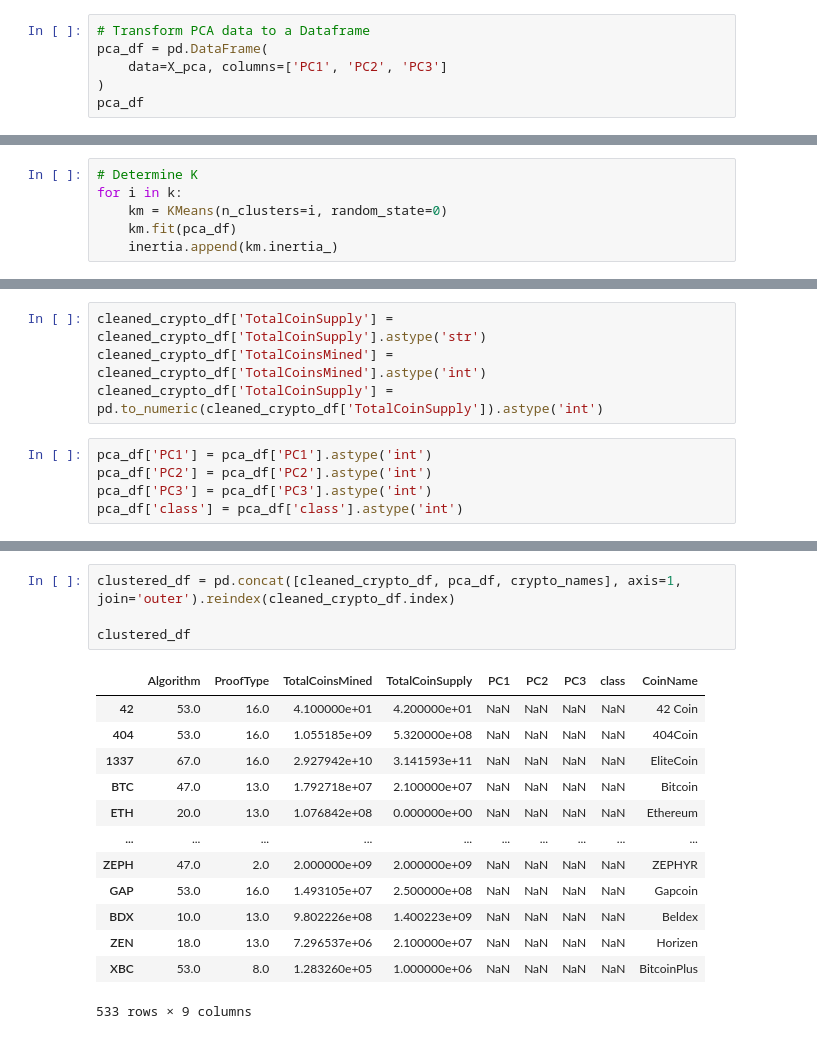
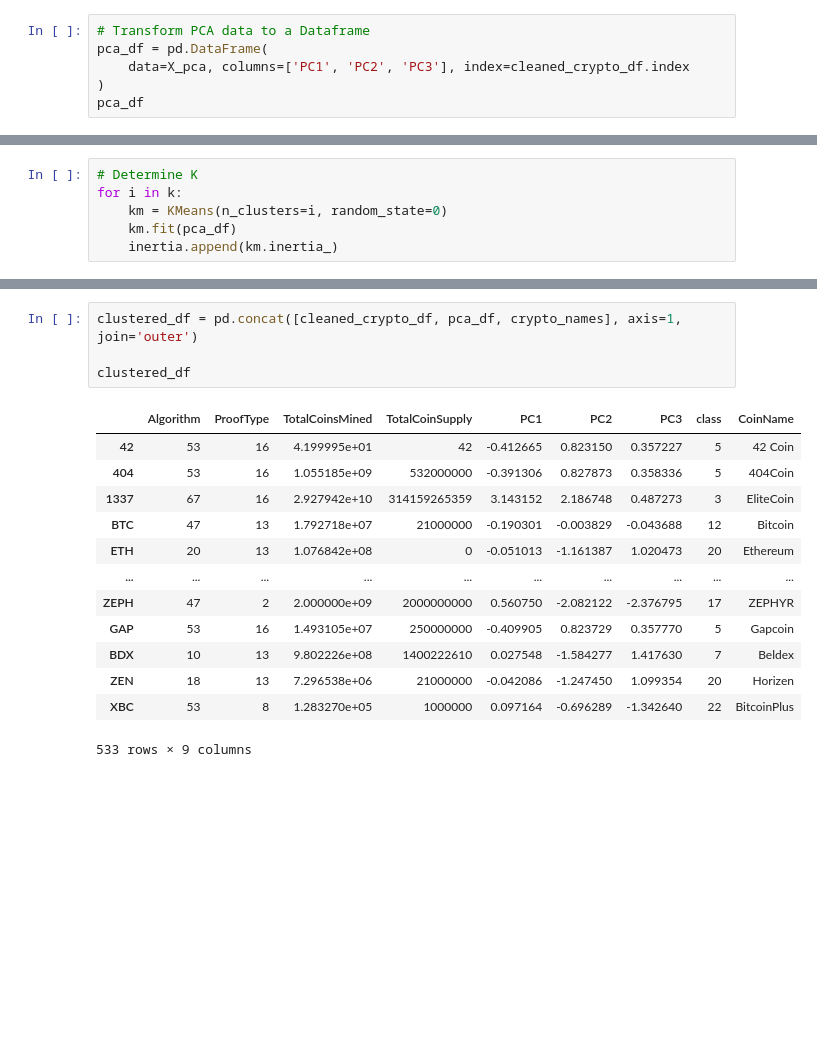
Before and after one commit to HannahEG/Cryptocurrencies, a Jupyter notebook: CryptocurrenciesChallenge18.ipynb, the cells around one changed output, grey strips where cells are left out. Drawn from its saved outputs; the diff is of its cells as text; blank space fills up the shorter version.

Commit message:
final code with tables, clean up, visualizations"

```diff
--- a/CryptocurrenciesChallenge18.ipynb
+++ b/CryptocurrenciesChallenge18.ipynb
@@ -174,7 +174,7 @@ X_pca = pca.fit_transform(X)
 # %%
 # Transform PCA data to a Dataframe
 pca_df = pd.DataFrame(
-    data=X_pca, columns=['PC1', 'PC2', 'PC3']
+    data=X_pca, columns=['PC1', 'PC2', 'PC3'], index=cleaned_crypto_df.index
 )
 pca_df
 # %% [output]
@@ -245,10 +245 @@ pca_df
 533 rows × 4 columns
-# %%
-cleaned_crypto_df['TotalCoinSupply'] = cleaned_crypto_df['TotalCoinSupply'].astype('str')
-cleaned_crypto_df['TotalCoinsMined'] = cleaned_crypto_df['TotalCoinsMined'].astype('int')
-cleaned_crypto_df['TotalCoinSupply'] = pd.to_numeric(cleaned_crypto_df['TotalCoinSupply']).astype('int')
-# %%
-pca_df['PC1'] = pca_df['PC1'].astype('int')
-pca_df['PC2'] = pca_df['PC2'].astype('int')
-pca_df['PC3'] = pca_df['PC3'].astype('int')
-pca_df['class'] = pca_df['class'].astype('int')
@@ -293,18 +246,18 @@ crypto_names
 # %%
-clustered_df = pd.concat([cleaned_crypto_df, pca_df, crypto_names], axis=1, join='outer').reindex(cleaned_crypto_df.index)
+clustered_df = pd.concat([cleaned_crypto_df, pca_df, crypto_names], axis=1, join='outer')
 
 clustered_df
 # %% [output]
 |  | Algorithm | ProofType | TotalCoinsMined | TotalCoinSupply | PC1 | PC2 | PC3 | class | CoinName |
-| 42 | 53.0 | 16.0 | 4.100000e+01 | 4.200000e+01 | NaN | NaN | NaN | NaN | 42 Coin |
-| 404 | 53.0 | 16.0 | 1.055185e+09 | 5.320000e+08 | NaN | NaN | NaN | NaN | 404Coin |
-| 1337 | 67.0 | 16.0 | 2.927942e+10 | 3.141593e+11 | NaN | NaN | NaN | NaN | EliteCoin |
-| BTC | 47.0 | 13.0 | 1.792718e+07 | 2.100000e+07 | NaN | NaN | NaN | NaN | Bitcoin |
-| ETH | 20.0 | 13.0 | 1.076842e+08 | 0.000000e+00 | NaN | NaN | NaN | NaN | Ethereum |
+| 42 | 53 | 16 | 4.199995e+01 | 42 | -0.412665 | 0.823150 | 0.357227 | 5 | 42 Coin |
+| 404 | 53 | 16 | 1.055185e+09 | 532000000 | -0.391306 | 0.827873 | 0.358336 | 5 | 404Coin |
+| 1337 | 67 | 16 | 2.927942e+10 | 314159265359 | 3.143152 | 2.186748 | 0.487273 | 3 | EliteCoin |
+| BTC | 47 | 13 | 1.792718e+07 | 21000000 | -0.190301 | -0.003829 | -0.043688 | 12 | Bitcoin |
+| ETH | 20 | 13 | 1.076842e+08 | 0 | -0.051013 | -1.161387 | 1.020473 | 20 | Ethereum |
 | ... | ... | ... | ... | ... | ... | ... | ... | ... | ... |
-| ZEPH | 47.0 | 2.0 | 2.000000e+09 | 2.000000e+09 | NaN | NaN | NaN | NaN | ZEPHYR |
-| GAP | 53.0 | 16.0 | 1.493105e+07 | 2.500000e+08 | NaN | NaN | NaN | NaN | Gapcoin |
-| BDX | 10.0 | 13.0 | 9.802226e+08 | 1.400223e+09 | NaN | NaN | NaN | NaN | Beldex |
-| ZEN | 18.0 | 13.0 | 7.296537e+06 | 2.100000e+07 | NaN | NaN | NaN | NaN | Horizen |
-| XBC | 53.0 | 8.0 | 1.283260e+05 | 1.000000e+06 | NaN | NaN | NaN | NaN | BitcoinPlus |
+| ZEPH | 47 | 2 | 2.000000e+09 | 2000000000 | 0.560750 | -2.082122 | -2.376795 | 17 | ZEPHYR |
+| GAP | 53 | 16 | 1.493105e+07 | 250000000 | -0.409905 | 0.823729 | 0.357770 | 5 | Gapcoin |
+| BDX | 10 | 13 | 9.802226e+08 | 1400222610 | 0.027548 | -1.584277 | 1.417630 | 7 | Beldex |
+| ZEN | 18 | 13 | 7.296538e+06 | 21000000 | -0.042086 | -1.247450 | 1.099354 | 20 | Horizen |
+| XBC | 53 | 8 | 1.283270e+05 | 1000000 | 0.097164 | -0.696289 | -1.342640 | 22 | BitcoinPlus |
 533 rows × 9 columns
```
Also changed, not shown: parts of 21 cells of this notebook.
